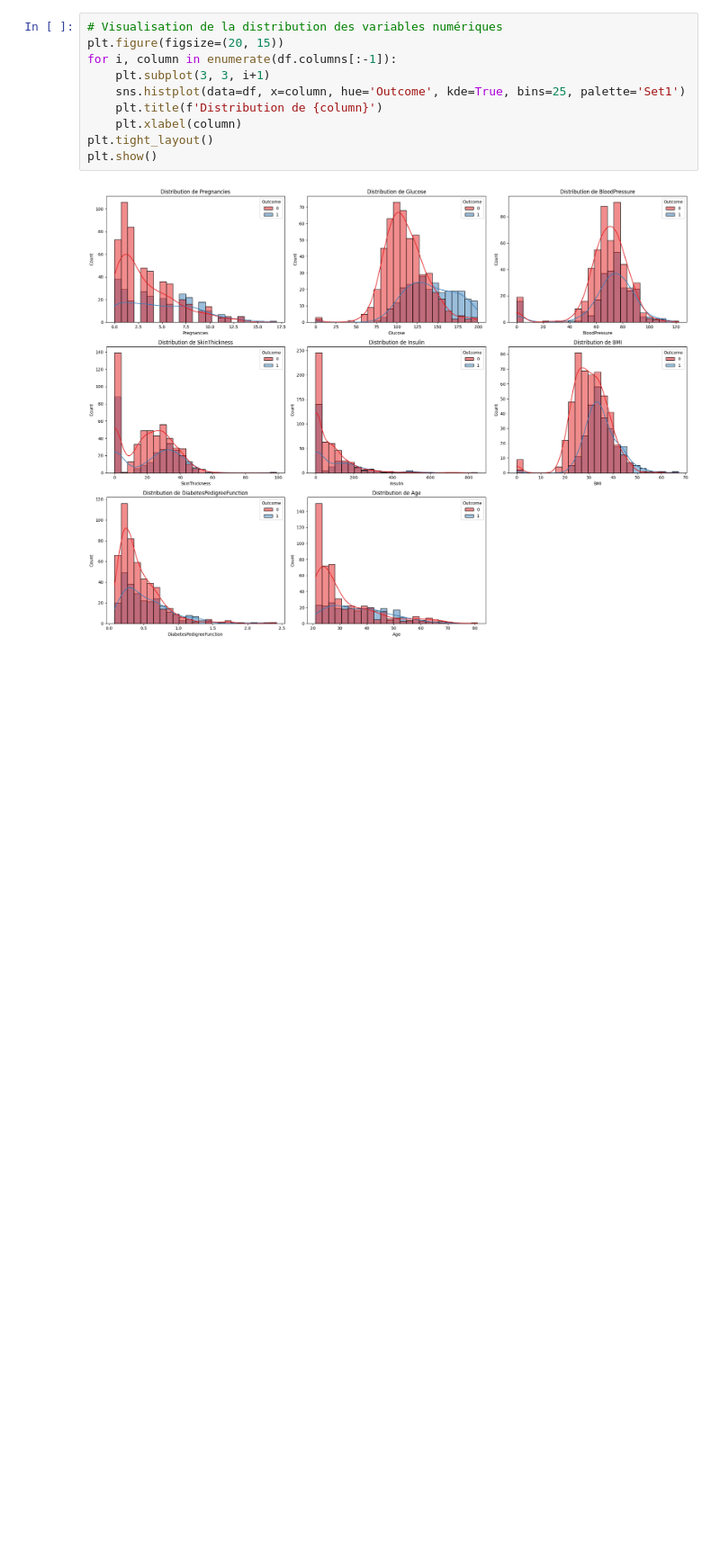
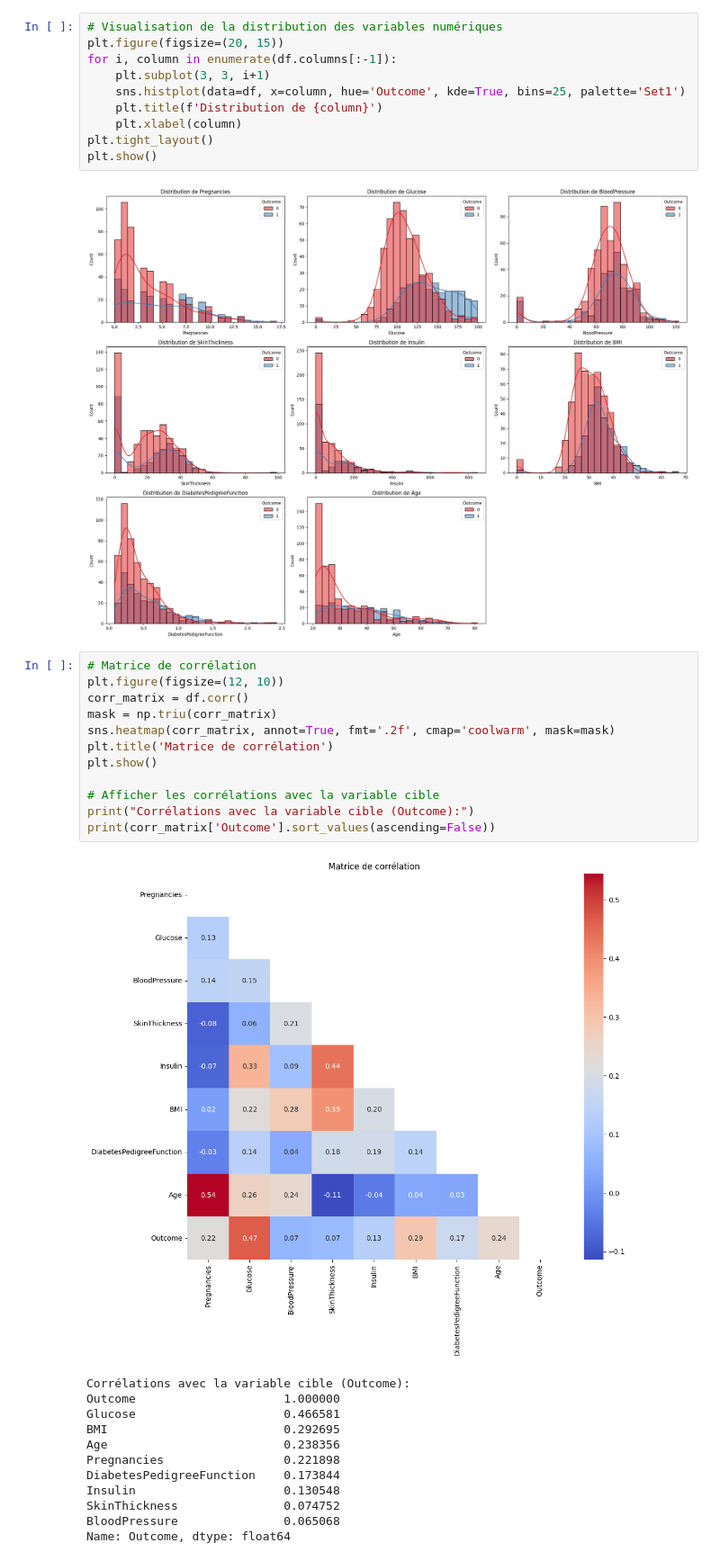
Before and after one commit to MedAzizL/Diabetes-prediction-project, a Jupyter notebook: notebooks/analyse_diabete.ipynb, the cells around one changed output. Shown at 90% size. Cells and saved outputs as stored; diff of their text form; blank space fills up the shorter version.

Commit message:
Analyse des corrélations

```diff
--- a/notebooks/analyse_diabete.ipynb
+++ b/notebooks/analyse_diabete.ipynb
@@ -122,3 +122,28 @@ plt.tight_layout()
 plt.show()
 # %% [output]
 [figure]
+# %%
+# Matrice de corrélation
+plt.figure(figsize=(12, 10))
+corr_matrix = df.corr()
+mask = np.triu(corr_matrix)
+sns.heatmap(corr_matrix, annot=True, fmt='.2f', cmap='coolwarm', mask=mask)
+plt.title('Matrice de corrélation')
+plt.show()
+
+# Afficher les corrélations avec la variable cible
+print("Corrélations avec la variable cible (Outcome):")
+print(corr_matrix['Outcome'].sort_values(ascending=False))
+# %% [output]
+[figure, added]
+Corrélations avec la variable cible (Outcome):
+Outcome                     1.000000
+Glucose                     0.466581
+BMI                         0.292695
+Age                         0.238356
+Pregnancies                 0.221898
+DiabetesPedigreeFunction    0.173844
+Insulin                     0.130548
+SkinThickness               0.074752
+BloodPressure               0.065068
+Name: Outcome, dtype: float64
```
